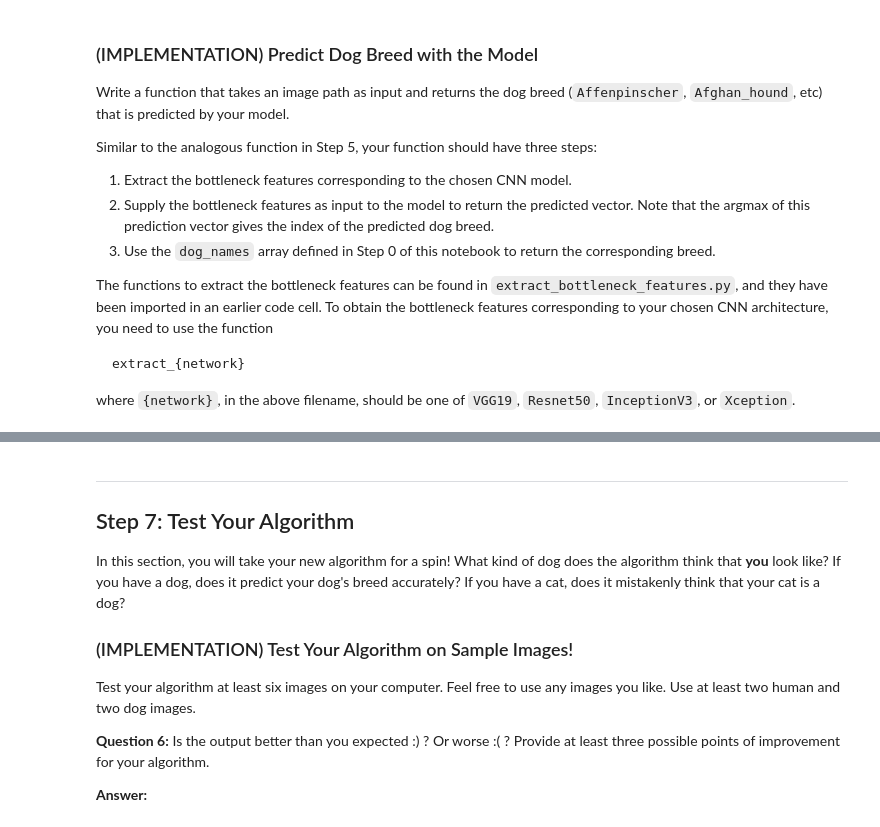
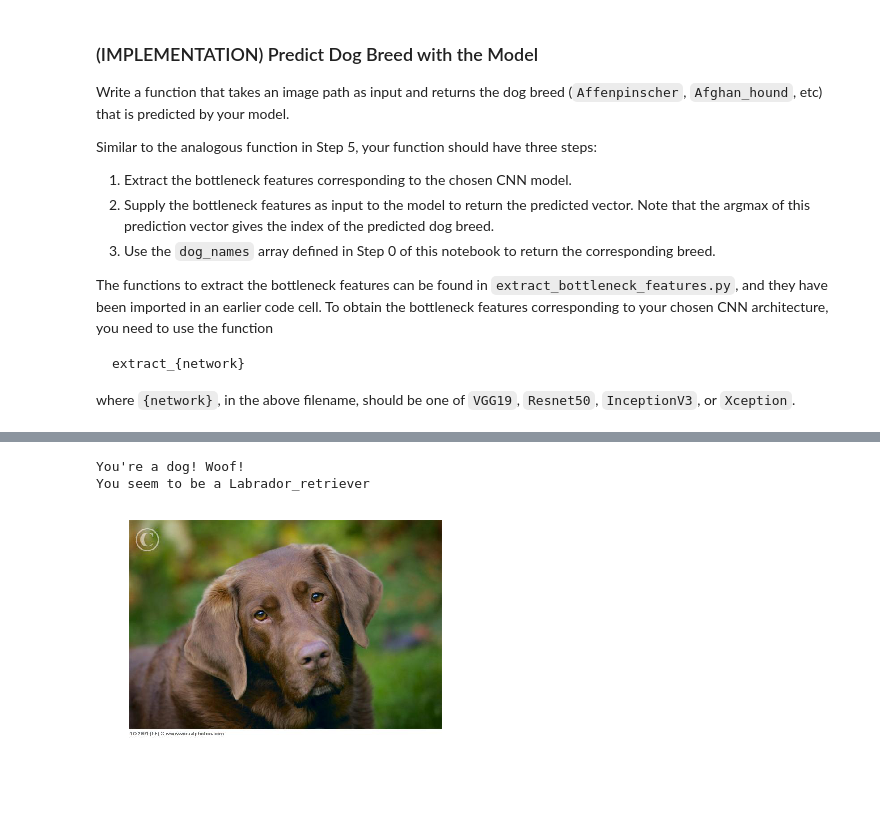
Before and after one commit to larsjaakko/dog-project, a Jupyter notebook: dog_app.ipynb, the cells around one changed output, grey strips where cells are left out. Saved outputs shown, nothing was run; the diff lists cells and outputs as text; code cells hidden in the pictures; blank space fills up the shorter version.

Commit message:
Completed exercises, first attempt at review.

```diff
--- a/dog_app.ipynb
+++ b/dog_app.ipynb
@@ -345,7 +447,7 @@ from keras.callbacks import ModelCheckpoint
 
 ### TODO: specify the number of epochs that you would like to use to train the model.
 
-epochs = ...
+epochs = 10
 
 ### Do NOT modify the code below this line.
 
@@ -481,3 +669,8 @@ __Answer:__
+# %%
+### TODO: Compile the model.
+from keras.optimizers import Adam, Adamax, RMSprop, SGD
+
+Resnet50_model.compile(loss='categorical_crossentropy', optimizer=RMSprop(lr=0.00002), metrics=['accuracy'])
 # %% [markdown]
 ### (IMPLEMENTATION) Train the Model
 
@@ -490,6 +712,7 @@ You are welcome to [augment the training data](https://blog.keras.io/building-po
 ### (IMPLEMENTATION) Load the Model with the Best Validation Loss
 # %%
 ### TODO: Load the model weights with the best validation loss.
+Resnet50_model.load_weights('saved_models/weights.best.Resnet50RMS.hdf5')
 # %% [markdown]
 ### (IMPLEMENTATION) Test the Model
 
@@ -532,3 +773,32 @@ Some sample output for our algorithm is provided below, but feel free to design
 
 
 ### (IMPLEMENTATION) Write your Algorithm
+# %%
+### TODO: Write your algorithm.
+### Feel free to use as many code cells as needed.
+
+import matplotlib.image as mpimg
+
+def detect_breed(image_path):
+    # Checking if input is dog
+    if dog_detector(image_path):
+        message = "You\'re a dog! Woof!"
+        breed = Resnet50_predict_breed(image_path)
+    elif face_detector(image_path):
+        message = "Greetings, fellow human!"
+        breed = Resnet50_predict_breed(image_path)
+    else:
+        message = "ERROR: DOES NOT COMPUTE"
+        breed = None
+
+    print_response(image_path, message, breed)
+
+
+def print_response(image_path, message, breed):
+
+    print(message)
+    img = mpimg.imread(image_path)
+    imgplot = plt.imshow(img)
+    plt.axis('off')
+    if breed:
+        print('You seem to be a {}'.format(breed))
@@ -535,17 +823,11 @@ Some sample output for our algorithm is provided below, but feel free to design
 # %%
-### TODO: Write your algorithm.
-### Feel free to use as many code cells as needed.
+## TODO: Execute your algorithm from Step 6 on
+## at least 6 images on your computer.
+## Feel free to use as many code cells as needed.
+
+# Trying one from the provided dataset first
+detect_breed('images/Labrador_retriever_06455.jpg')
+# %% [output]
+You're a dog! Woof!
+You seem to be a Labrador_retriever
+[figure, added]
-# %% [markdown]
----
-<a id='step7'></a>
-## Step 7: Test Your Algorithm
-
-In this section, you will take your new algorithm for a spin!  What kind of dog does the algorithm think that __you__ look like?  If you have a dog, does it predict your dog's breed accurately?  If you have a cat, does it mistakenly think that your cat is a dog?
-
-### (IMPLEMENTATION) Test Your Algorithm on Sample Images!
-
-Test your algorithm at least six images on your computer.  Feel free to use any images you like.  Use at least two human and two dog images.
-
-__Question 6:__ Is the output better than you expected :) ?  Or worse :( ?  Provide at least three possible points of improvement for your algorithm.
-
-__Answer:__
```
Also changed, not shown: parts of 44 cells of this notebook, 14 other files.
